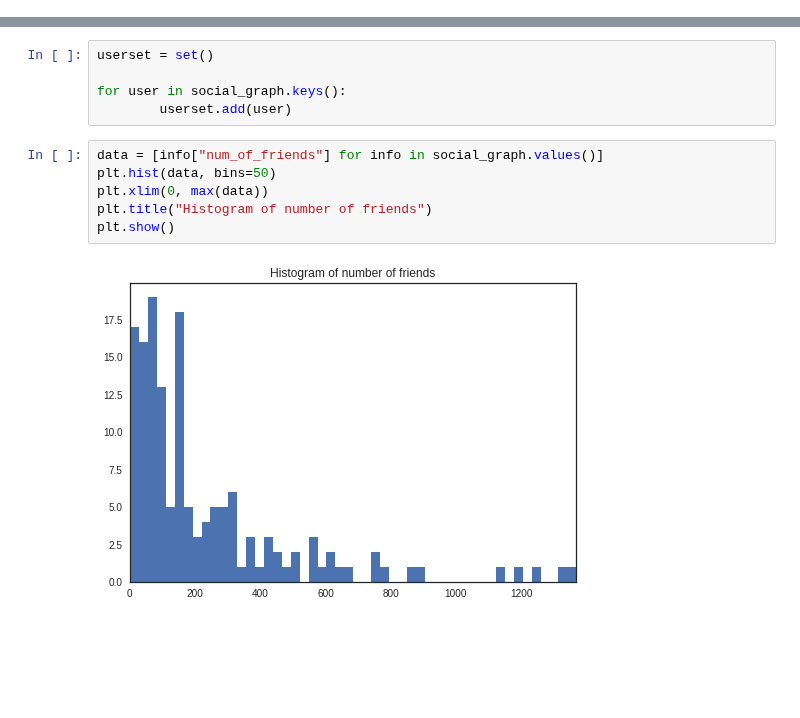
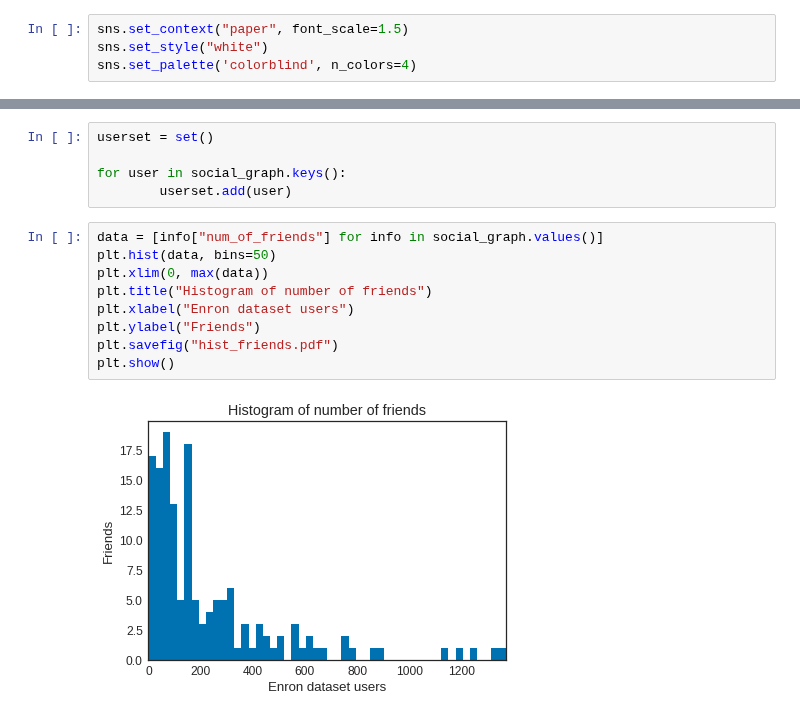
Before and after one commit to claimchain/claimchain-core, a Jupyter notebook: simulations/plot_analysis.ipynb, the cells around one changed output, grey strips where cells are left out. Cells and saved outputs as stored; diff of their text form; blank space fills up the shorter version.

```diff
--- a/simulations/plot_analysis.ipynb
+++ b/simulations/plot_analysis.ipynb
@@ -13,3 +11,7 @@ sns.set_style("white")
+# %%
+sns.set_context("paper", font_scale=1.5)
+sns.set_style("white")
+sns.set_palette('colorblind', n_colors=4)
 # %%
 class Message:
     '''Class to keep sender, timestamp, public (To/Cc) and hidden (Bcc) recipients of a message
@@ -38,11 +40,14 @@ for user in social_graph.keys():
 # %%
 data = [info["num_of_friends"] for info in social_graph.values()]
 plt.hist(data, bins=50)
 plt.xlim(0, max(data))
 plt.title("Histogram of number of friends")
+plt.xlabel("Enron dataset users")
+plt.ylabel("Friends")
+plt.savefig("hist_friends.pdf")
 plt.show()
 # %% [output]
-[figure, old version]
+[figure, new version]
 # %%
 x, y = zip(*sorted(emails_per_num_of_recipients.items(), key=lambda t: t[0]))
 data = pd.DataFrame({'Recipients': x, 'Emails': y})
```
Also changed, not shown: parts of 4 cells of this notebook.
